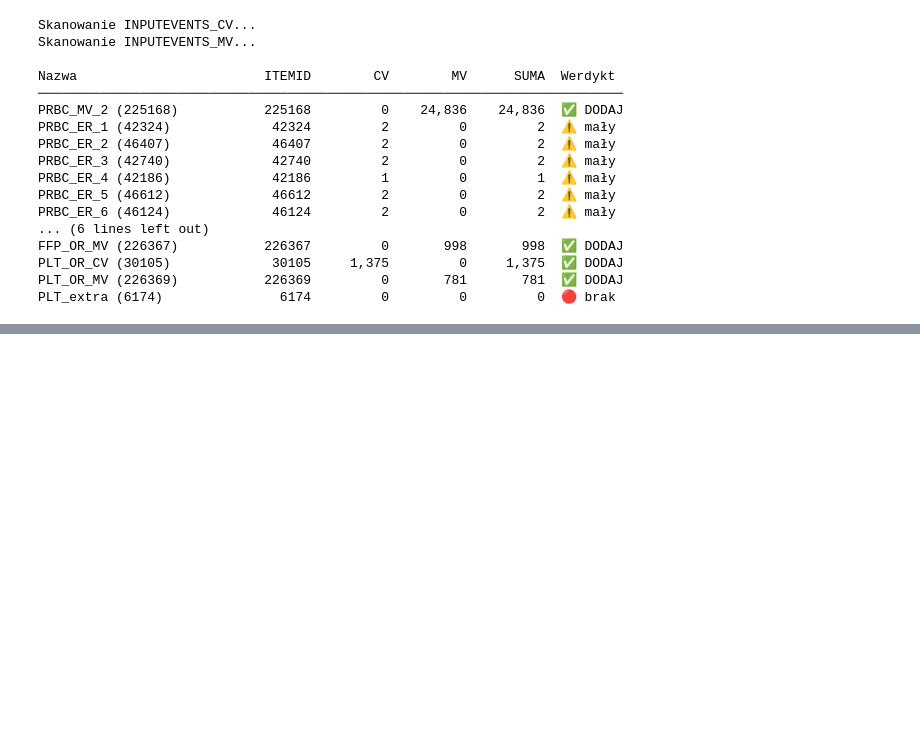
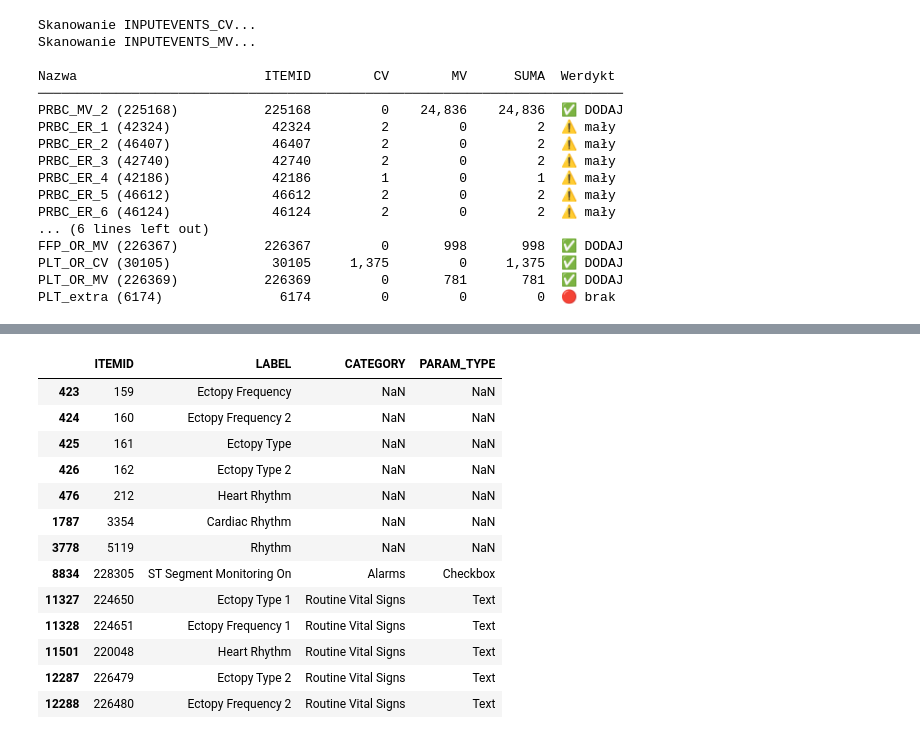
Before and after one commit to PassivelyIronic/THS_Prediction, a Jupyter notebook: notebooks/01_eda.ipynb, the cells around one changed output, grey strips where cells are left out. Saved outputs shown, nothing was run; the diff lists cells and outputs as text; code cells hidden in the pictures; blank space fills up the shorter version.

```diff
--- a/notebooks/01_eda.ipynb
+++ b/notebooks/01_eda.ipynb
@@ -2053,3 +2053,89 @@ FFP_OR_MV (226367)           226367         0       998       998  ✅ DODAJ
 PLT_OR_CV (30105)             30105     1,375         0     1,375  ✅ DODAJ
 PLT_OR_MV (226369)           226369         0       781       781  ✅ DODAJ
 PLT_extra (6174)               6174         0         0         0  🔴 brak
+# %%
+# ==============================================================================
+# EKSPLORACJA DANYCH EKG W BAZIE MIMIC-III (Dla Tabelarycznego Machine Learningu)
+# ==============================================================================
+import pandas as pd
+import config
+
+print("🔍 CZĘŚĆ 1: Przeszukiwanie słownika D_ITEMS.csv (kardiomonitory)")
+# Wczytujemy definicje wszystkich sygnałów, jakie kiedykolwiek maszyny zapisały na OIOM-ie
+d_items = pd.read_csv(config.MIMIC_DIR / 'D_ITEMS.csv.gz')
+
+# Szukamy słów kluczowych związanych z EKG, z których mamy liczby lub krótkie kategorie
+ecg_keywords = ['rhythm', 'st segment', 'st elevation', 'st depress', 'ectopy']
+pattern = '|'.join(ecg_keywords)
+
+# Filtrujemy
+ecg_items = d_items[d_items['LABEL'].str.contains(pattern, case=False, na=False)]
+ecg_items = ecg_items[ecg_items['LINKSTO'] == 'chartevents'] # interesuje nas tylko CHARTEVENTS
+
+print(f"Znaleziono {len(ecg_items)} ITEMID powiązanych z EKG. Oto najważniejsze z nich:")
+display(ecg_items[['ITEMID', 'LABEL', 'CATEGORY', 'PARAM_TYPE']].head(20))
+
+# Zapiszmy kilka ciekawych ITEMID do sprawdzenia ich fizycznych wartości
+# (np. 212: Heart Rhythm, 220048: Heart Rhythm (Metavision), 224208: ST Segment Elevation)
+# Uwaga: Numery mogą się różnić, kod sam dobierze kilka z góry:
+sample_itemids = ecg_items['ITEMID'].head(5).tolist()
+
+
+print("\n\n📊 CZĘŚĆ 2: Jak wyglądają fizyczne wartości w CHARTEVENTS.csv?")
+# CHARTEVENTS ma 4GB, więc nie wczytujemy całego. Czytamy chunkami, aż znajdziemy próbkę naszych sygnałów.
+chunksize = 1000000
+found_events = []
+
+print(f"Skanowanie CHARTEVENTS w poszukiwaniu przykładowych odczytów dla ITEMID: {sample_itemids}...")
+for chunk in pd.read_csv(config.MIMIC_DIR / 'CHARTEVENTS.csv.gz', chunksize=chunksize, usecols=['SUBJECT_ID', 'HADM_ID', 'ITEMID', 'CHARTTIME', 'VALUE', 'VALUENUM', 'VALUEUOM']):
+    sample = chunk[chunk['ITEMID'].isin(sample_itemids)]
+    if not sample.empty:
+        found_events.append(sample)
+    # Zatrzymujemy się po znalezieniu np. 1000 wpisów, żeby nie czytać niepotrzebnie 4GB
+    if sum([len(df) for df in found_events]) > 1000:
+        break
+
+if found_events:
+    ecg_chartevents = pd.concat(found_events)
+    # Łączymy z nazwami z D_ITEMS dla czytelności
+    ecg_chartevents = ecg_chartevents.merge(d_items[['ITEMID', 'LABEL']], on='ITEMID', how='left')
+    print("Przykładowe odczyty (zauważ kolumnę VALUE - tam są wpisywane rodzaje rytmów):")
+    display(ecg_chartevents[['SUBJECT_ID', 'ITEMID', 'LABEL', 'VALUE', 'VALUENUM', 'VALUEUOM']].head(15))
+
+    print("\nJakie unikalne wartości tekstowe rytmów występują najczęściej?")
+    rhythm_items = ecg_chartevents[ecg_chartevents['LABEL'].str.contains('rhythm', case=False, na=False)]
+    if not rhythm_items.empty:
+        display(rhythm_items['VALUE'].value_counts().head(10))
+else:
+    print("Nie znaleziono próbek w pierwszym przebiegu.")
+
+
+print("\n\n📄 CZĘŚĆ 3: Próbka NOTEEVENTS.csv (Raporty Tekstowe EKG - NLP)")
+print("Nawet jeśli nie użyjemy NLP, warto zobaczyć, co tam piszą:")
+found_notes = []
+for chunk in pd.read_csv(config.MIMIC_DIR / 'NOTEEVENTS.csv.gz', chunksize=100000):
+    ecg_notes = chunk[chunk['CATEGORY'] == 'ECG']
+    if not ecg_notes.empty:
+        found_notes.append(ecg_notes)
+        break # Wystarczy nam pierwszy chunk, który ma notatki EKG
+
+if found_notes:
+    sample_notes = pd.concat(found_notes)
+    print(f"Znaleziono {len(sample_notes)} notatek z kategorii 'ECG' w pierwszym chunku.")
+    print("Oto 3 przykładowe pełne teksty zinterpretowanego EKG:\n")
+    for idx, text in enumerate(sample_notes['TEXT'].head(3)):
+        print(f"--- Przykład {idx+1} ---")
+        print(text.strip())
+        print("-" * 50 + "\n")
+
+
+print("\n\n🏥 CZĘŚĆ 4: Kody billingowe ICD-9 (Czy pacjent miał diagnozę z EKG?)")
+d_icd_diag = pd.read_csv(config.MIMIC_DIR / 'D_ICD_DIAGNOSES.csv.gz')
+d_icd_proc = pd.read_csv(config.MIMIC_DIR / 'D_ICD_PROCEDURES.csv.gz')
+
+print("Diagnostyka (Szukamy zawałów, migotania itp. na podstawie odczytów):")
+display(d_icd_diag[d_icd_diag['LONG_TITLE'].str.contains('atrial fibrillation|st elevation|ischemia', case=False, na=False)].head(5))
+
+print("\nProcedury (Kody na fizyczne wykonanie EKG):")
+display(d_icd_proc[d_icd_proc['LONG_TITLE'].str.contains('electrocardiogram', case=False, na=False)].head(5))
+# %% [output]
@@ -2055,0 +2144,14 @@ PLT_extra (6174)               6174         0         0         0  🔴 brak
+|  | ITEMID | LABEL | CATEGORY | PARAM_TYPE |
+| 423 | 159 | Ectopy Frequency | NaN | NaN |
+| 424 | 160 | Ectopy Frequency 2 | NaN | NaN |
+| 425 | 161 | Ectopy Type | NaN | NaN |
+| 426 | 162 | Ectopy Type 2 | NaN | NaN |
+| 476 | 212 | Heart Rhythm | NaN | NaN |
+| 1787 | 3354 | Cardiac Rhythm | NaN | NaN |
+| 3778 | 5119 | Rhythm | NaN | NaN |
+| 8834 | 228305 | ST Segment Monitoring On | Alarms | Checkbox |
+| 11327 | 224650 | Ectopy Type 1 | Routine Vital Signs | Text |
+| 11328 | 224651 | Ectopy Frequency 1 | Routine Vital Signs | Text |
+| 11501 | 220048 | Heart Rhythm | Routine Vital Signs | Text |
+| 12287 | 226479 | Ectopy Type 2 | Routine Vital Signs | Text |
+| 12288 | 226480 | Ectopy Frequency 2 | Routine Vital Signs | Text |
```
Also changed, not shown: parts of 21 cells of this notebook, 8 other files.
